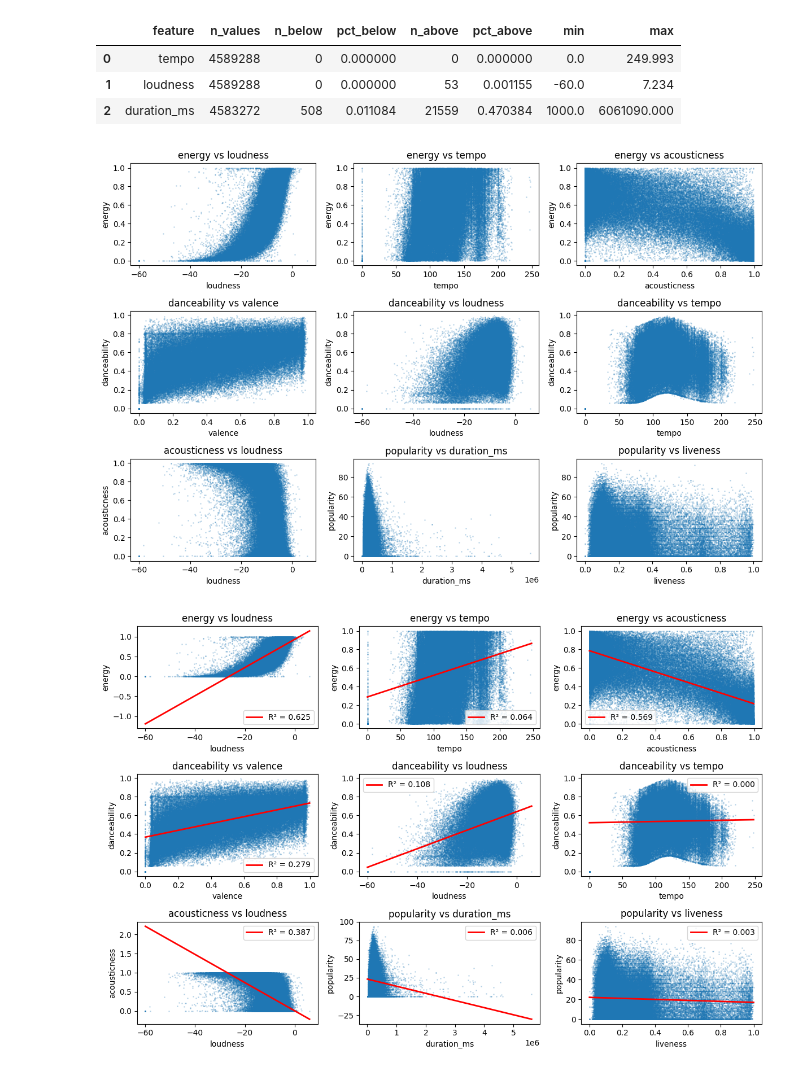
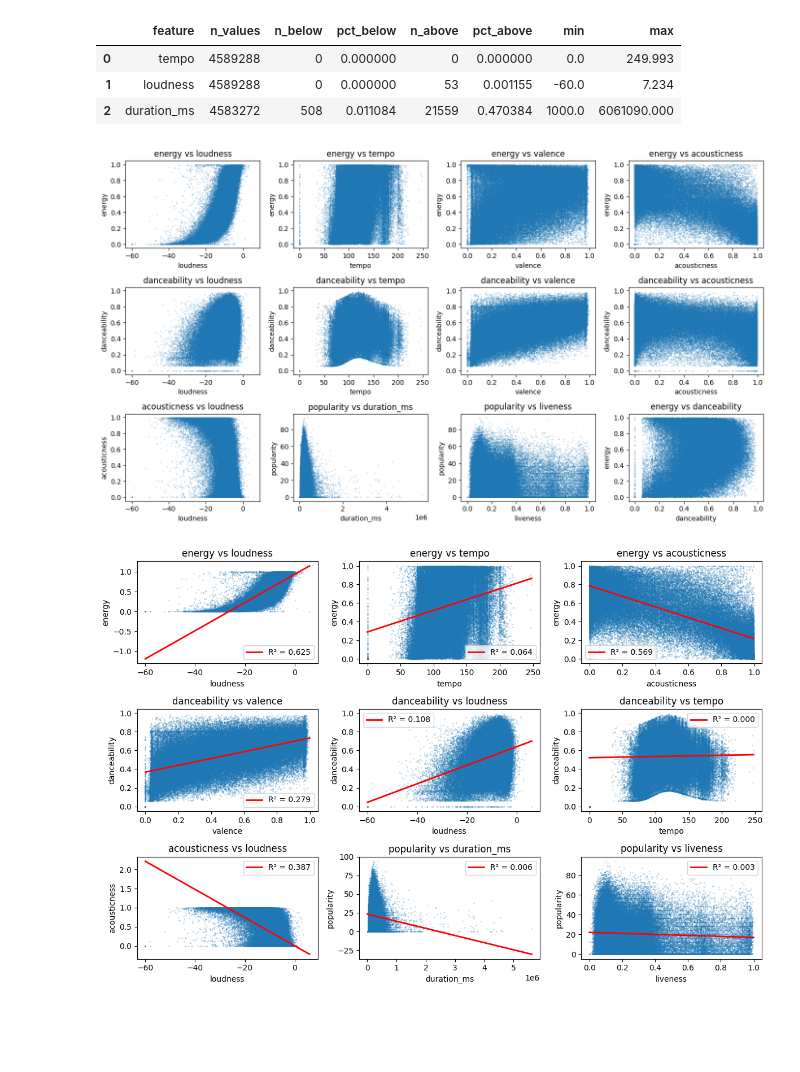
Before and after one commit to KieranSatheesan/Music_Recommender, a Jupyter notebook: notebooks/03_combined_features_analysis.ipynb, the cells around one changed output. Cells and saved outputs as stored; diff of their text form; code cells hidden in the pictures; blank space fills up the shorter version.

```diff
--- a/notebooks/03_combined_features_analysis.ipynb
+++ b/notebooks/03_combined_features_analysis.ipynb
@@ -261,11 +261,16 @@ plot_cols = [
     "valence",
     "tempo",
     "loudness",
+    "key",
+    "mode",
+    "speechiness",
+    "liveness",
+    "duration_ms",
 ]
 
 existing_plot_cols = [c for c in plot_cols if c in df.columns]
 
-n_cols = 3
+n_cols = 4
 n_plots = len(existing_plot_cols)
 n_rows = int(np.ceil(n_plots / n_cols))
 
@@ -476,37 +653,40 @@ display(outlier_df)
 # %%
 pairs = [
     ("loudness", "energy"),
     ("tempo", "energy"),
+    ("valence", "energy"),
     ("acousticness", "energy"),
 
-    ("valence", "danceability"),
     ("loudness", "danceability"),
     ("tempo", "danceability"),
+    ("valence", "danceability"),
+    ("acousticness", "danceability"),
 
     ("loudness", "acousticness"),
     ("duration_ms", "popularity"),
     ("liveness", "popularity"),
+    ("danceability", "energy"),
 ]
 
-plt.figure(figsize=(12, 8))
+plt.figure(figsize=(14, 8))
 
 for i, (x_col, y_col) in enumerate(pairs, start=1):
     if x_col not in df.columns or y_col not in df.columns:
         continue
-    plt.subplot(3, 3, i)
+    plt.subplot(3, 4, i)
     sample = df[[x_col, y_col]].dropna()
     # random sample to keep plot manageable
     if len(sample) > 100_000:
         sample = sample.sample(100_000, random_state=42)
     plt.scatter(sample[x_col], sample[y_col], s=1, alpha=0.2)
     plt.xlabel(x_col)
     plt.ylabel(y_col)
     plt.title(f"{y_col} vs {x_col}")
     plt.tight_layout()
 
 plt.show()
 # %% [output]
-[figure, old version]
+[figure, new version]
 # %%
 import numpy as np
 from scipy import stats
```
Also changed, not shown: parts of 5 cells of this notebook.
